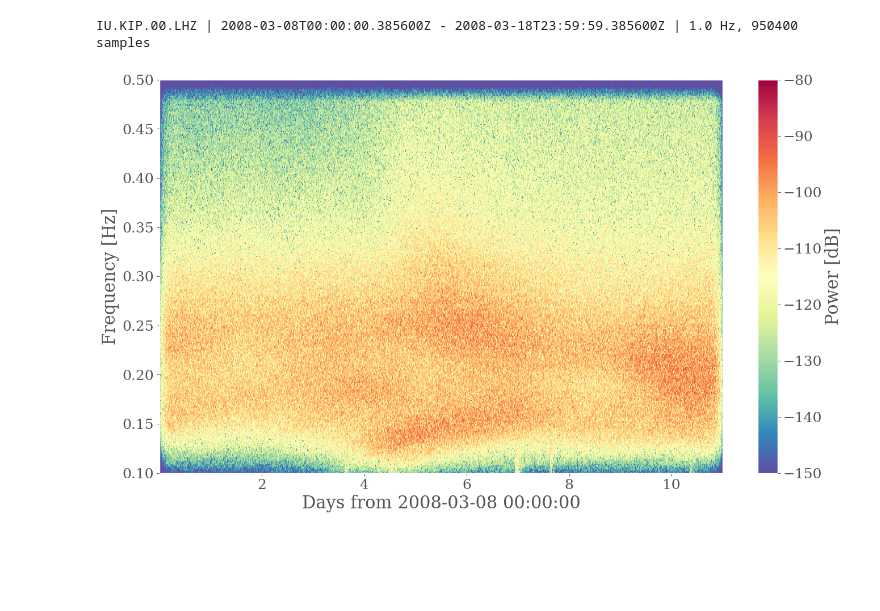
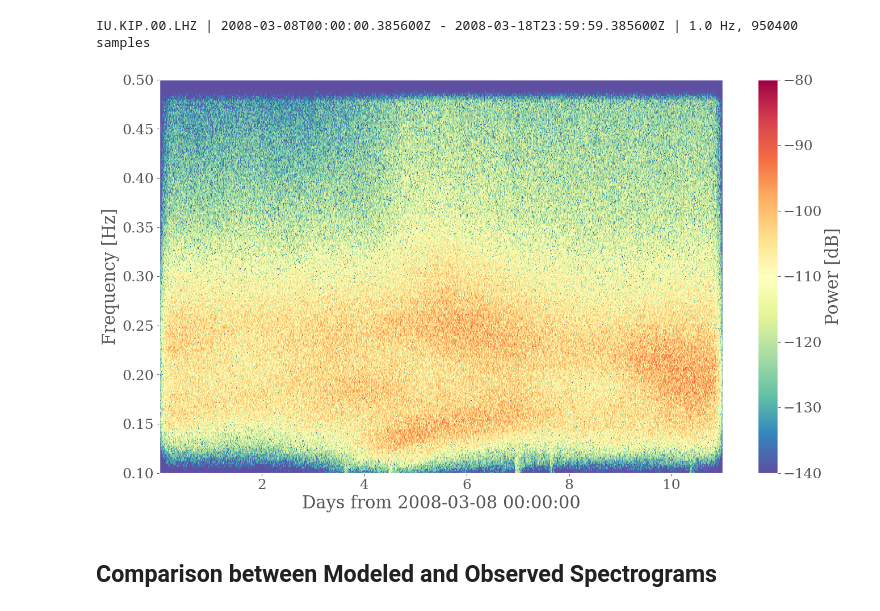
Before and after one commit to lystom/WMSAN, a Jupyter notebook: notebooks/rayleigh_waves/spectrograms.ipynb, the cells around one changed output. Drawn from its saved outputs; the diff is of its cells as text; code cells hidden in the pictures; blank space fills up the shorter version.

```diff
--- a/notebooks/rayleigh_waves/spectrograms.ipynb
+++ b/notebooks/rayleigh_waves/spectrograms.ipynb
@@ -108,20 +114,22 @@ IU.KIP.00.LHZ | 2008-03-08T00:00:00.385600Z - 2008-03-18T23:59:59.385600Z | 1.0
 # %%
 import matplotlib.mlab as mlab
 
 dt = tr_filt.stats.delta
 npts = len(tr_filt.data)
 fe = 1/dt
 nfft = 2**10
 noverlap = nfft//2
 
 # Spectrogram
 (Px, freq, t) = mlab.specgram(tr_filt.data, Fs=fe, NFFT=nfft, noverlap=noverlap)
 plt.figure(figsize=(16,9))
-plt.pcolormesh(t/3600/24, freq, 10*np.log10(Px), vmin = -150, vmax = -80, shading='auto', cmap='Spectral_r')
+plt.pcolormesh(t/3600/24, freq, 10*np.log10(Px), vmin = -140, vmax = -80, shading='auto', cmap='Spectral_r')
 plt.colorbar(label='Power [dB]')
 plt.ylim(0.1, 0.5)
 plt.ylabel('Frequency [Hz]')
 plt.xlabel('Days from {}'.format(t1.datetime))
 plt.savefig("spectrogram_real.png", dpi=350, bbox_inches='tight')
 # %% [output]
-[figure, old version]
+[figure, new version]
+# %% [markdown]
+## Comparison between Modeled and Observed Spectrograms
```
Also changed, not shown: parts of 2 cells of this notebook, 4 other files.
